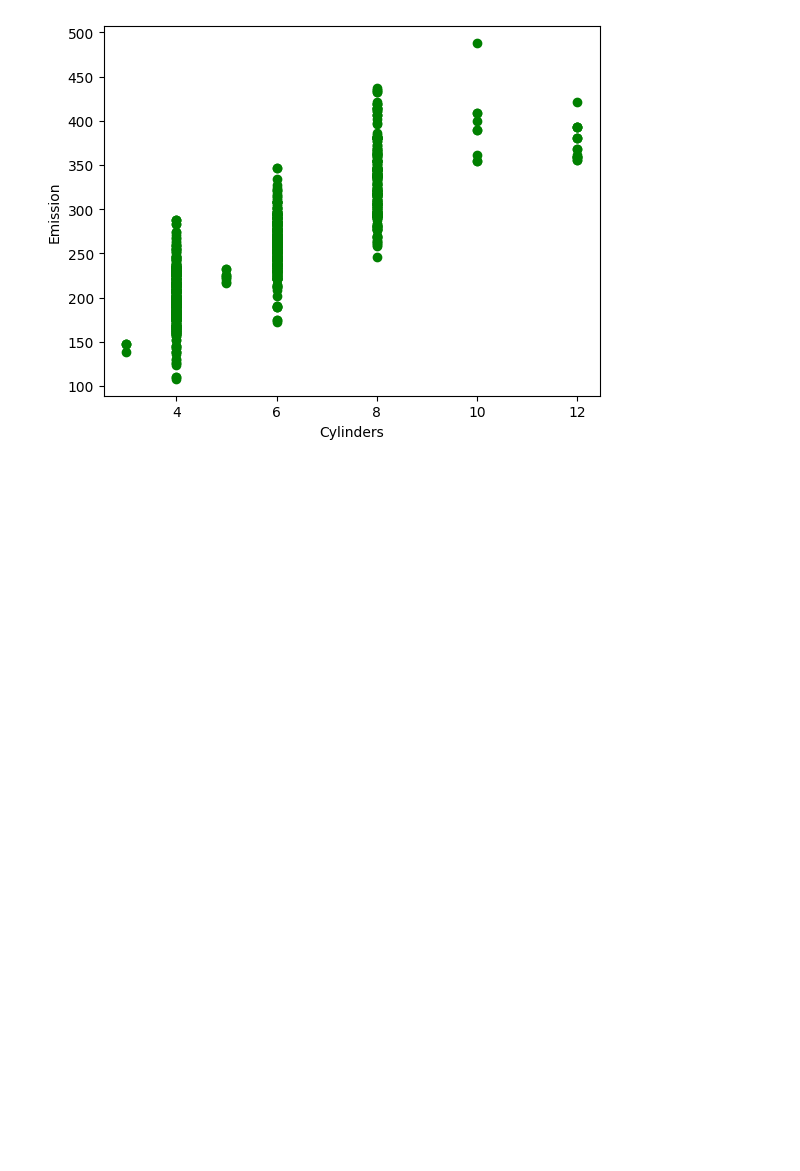
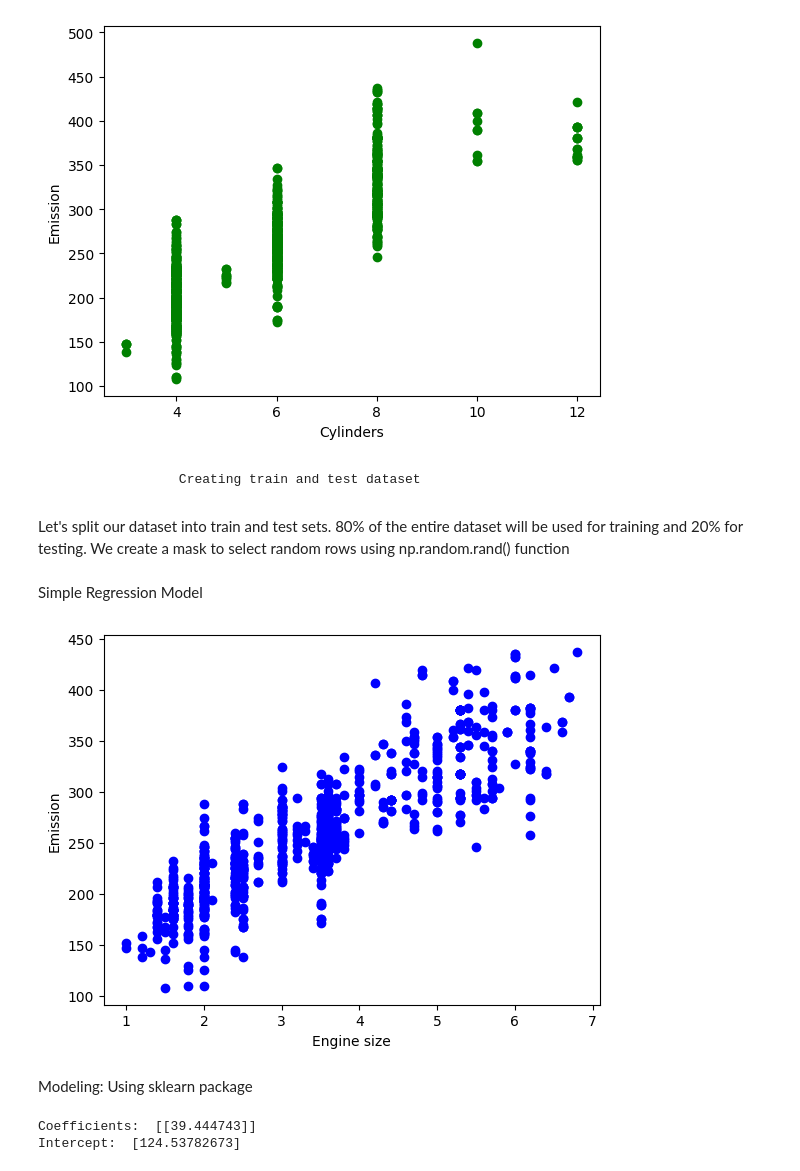
Before and after one commit to Divya13-lab/Git_Projects, a Jupyter notebook: Machine_learning.ipynb, the cells around one changed output. Drawn from its saved outputs; the diff is of its cells as text; code cells hidden in the pictures; blank space fills up the shorter version.

Commit message:
New line added code

```diff
--- a/Machine_learning.ipynb
+++ b/Machine_learning.ipynb
@@ -78,3 +78,39 @@ plt.ylabel("Emission")
 plt.show()
 # %% [output]
 [figure]
+# %% [markdown]
+                    Creating train and test dataset
+# %% [markdown]
+Let's split our dataset into train and test sets. 80% of the entire dataset will be used for training and 20% for testing. We create a mask to select random rows using np.random.rand() function
+# %%
+msk = np.random.rand(len(df)) < 0.8
+train = cdf[msk]
+test = cdf[~msk]
+# %% [markdown]
+Simple Regression Model
+# %%
+plt.scatter(train.ENGINESIZE, train.CO2EMISSIONS,  color='blue')
+plt.xlabel("Engine size")
+plt.ylabel("Emission")
+plt.show()
+# %% [output]
+[figure, added]
+# %% [markdown]
+Modeling: Using sklearn package
+# %%
+# Coefficient and Intercept in the simple linear regression,
+# are the parameters of the fit line. Given that it is a simple linear regression,
+# with only 2 parameters, and knowing that the parameters are the intercept and slope of the line,
+# sklearn can estimate them directly from our data.
+
+from sklearn import linear_model
+regr = linear_model.LinearRegression()
+train_x = np.asanyarray(train[['ENGINESIZE']])
+train_y = np.asanyarray(train[['CO2EMISSIONS']])
+regr.fit(train_x, train_y)
+# The coefficients
+print ('Coefficients: ', regr.coef_)
+print ('Intercept: ',regr.intercept_)
+# %% [output]
+Coefficients:  [[39.444743]]
+Intercept:  [124.53782673]
```
Also changed, not shown: parts of 1 cell of this notebook.
